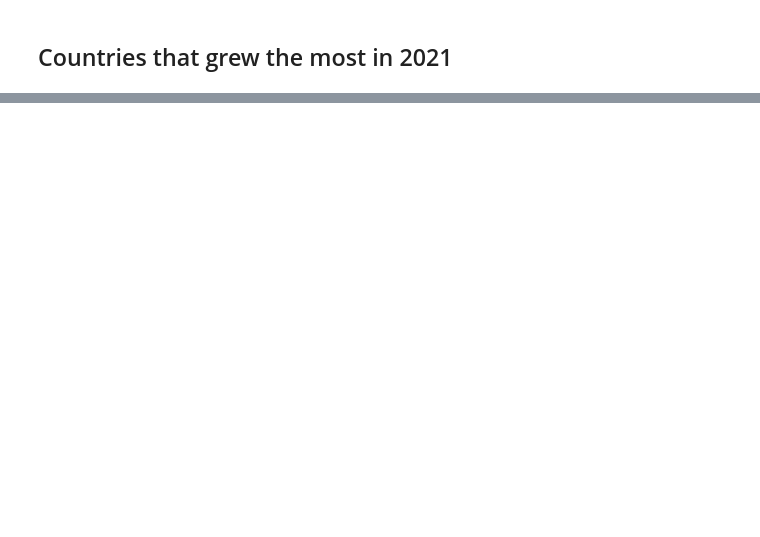
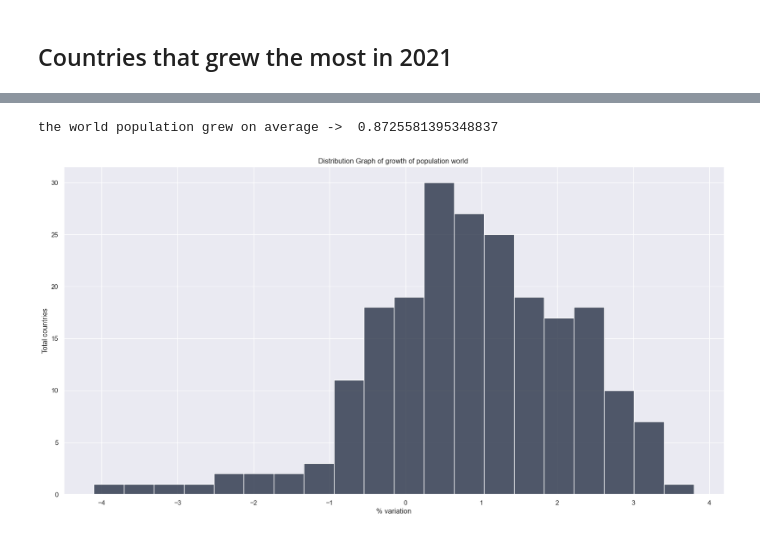
Before and after one commit to fredericksalazar/dataAnalyst_world_population, a Jupyter notebook: data_analysis_world_population.ipynb, the cells around one changed output, grey strips where cells are left out. Cells and saved outputs as stored; diff of their text form; code cells hidden in the pictures; blank space fills up the shorter version.

```diff
--- a/data_analysis_world_population.ipynb
+++ b/data_analysis_world_population.ipynb
@@ -339,0 +320,17 @@ df_2021
+# %%
+print('the world population grew on average -> ', mean_growth)
+# %% [output]
+the world population grew on average ->  0.8725581395348837
+# %%
+plt.figure(figsize=(20, 10))
+
+sns.histplot(df_2021['%_diff'],
+             bins=20,
+             color='#1b263b')
+
+plt.title('Distribution Graph of growth of population world ')
+plt.xlabel('% variation')
+plt.ylabel('Total countries')
+plt.show()
+# %% [output]
+[figure, added]
```
Also changed, not shown: parts of 11 cells of this notebook.
